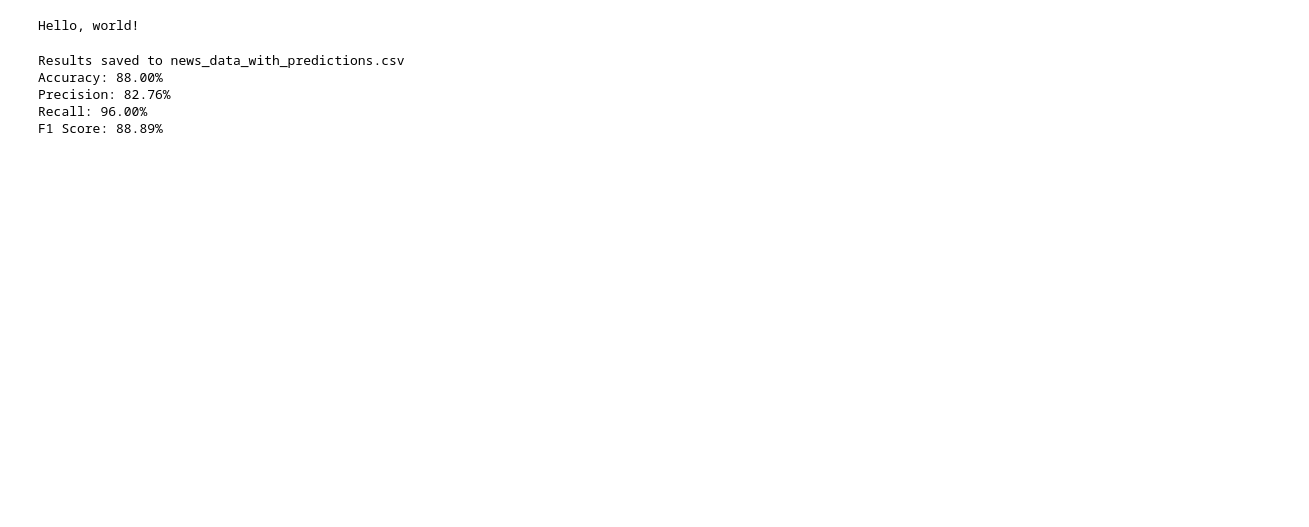
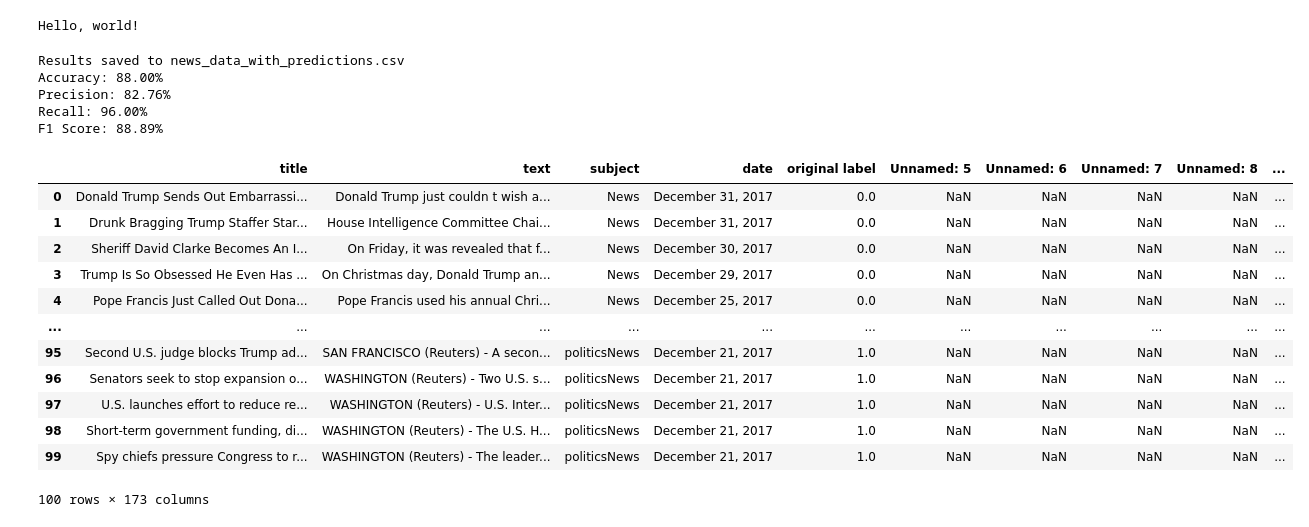
Before and after one commit to junyang99/IS424, a Jupyter notebook: Source-Based Classification (ISOT)/LLM_Classification.ipynb, the cells around one changed output. Saved outputs shown, nothing was run; the diff lists cells and outputs as text; code cells hidden in the pictures; blank space fills up the shorter version.

```diff
--- a/Source-Based Classification (ISOT)/LLM_Classification.ipynb
+++ b/Source-Based Classification (ISOT)/LLM_Classification.ipynb
@@ -96,3 +96,20 @@ Accuracy: 88.00%
 Precision: 82.76%
 Recall: 96.00%
 F1 Score: 88.89%
+# %%
+df = pd.read_csv("../LLM Results/ISOT_Data_With_LLM_Predictions.csv")
+df
+# %% [output]
+|  | title | text | subject | date | original label | Unnamed: 5 | Unnamed: 6 | Unnamed: 7 | Unnamed: 8 | ... |
+| 0 | Donald Trump Sends Out Embarrassi... | Donald Trump just couldn t wish a... | News | December 31, 2017 | 0.0 | NaN | NaN | NaN | NaN | ... |
+| 1 | Drunk Bragging Trump Staffer Star... | House Intelligence Committee Chai... | News | December 31, 2017 | 0.0 | NaN | NaN | NaN | NaN | ... |
+| 2 | Sheriff David Clarke Becomes An I... | On Friday, it was revealed that f... | News | December 30, 2017 | 0.0 | NaN | NaN | NaN | NaN | ... |
+| 3 | Trump Is So Obsessed He Even Has ... | On Christmas day, Donald Trump an... | News | December 29, 2017 | 0.0 | NaN | NaN | NaN | NaN | ... |
+| 4 | Pope Francis Just Called Out Dona... | Pope Francis used his annual Chri... | News | December 25, 2017 | 0.0 | NaN | NaN | NaN | NaN | ... |
+| ... | ... | ... | ... | ... | ... | ... | ... | ... | ... | ... |
+| 95 | Second U.S. judge blocks Trump ad... | SAN FRANCISCO (Reuters) - A secon... | politicsNews | December 21, 2017 | 1.0 | NaN | NaN | NaN | NaN | ... |
+| 96 | Senators seek to stop expansion o... | WASHINGTON (Reuters) - Two U.S. s... | politicsNews | December 21, 2017 | 1.0 | NaN | NaN | NaN | NaN | ... |
+| 97 | U.S. launches effort to reduce re... | WASHINGTON (Reuters) - U.S. Inter... | politicsNews | December 21, 2017 | 1.0 | NaN | NaN | NaN | NaN | ... |
+| 98 | Short-term government funding, di... | WASHINGTON (Reuters) - The U.S. H... | politicsNews | December 21, 2017 | 1.0 | NaN | NaN | NaN | NaN | ... |
+| 99 | Spy chiefs pressure Congress to r... | WASHINGTON (Reuters) - The leader... | politicsNews | December 21, 2017 | 1.0 | NaN | NaN | NaN | NaN | ... |
+100 rows × 173 columns
```
Also changed, not shown: parts of 2 cells of this notebook.
